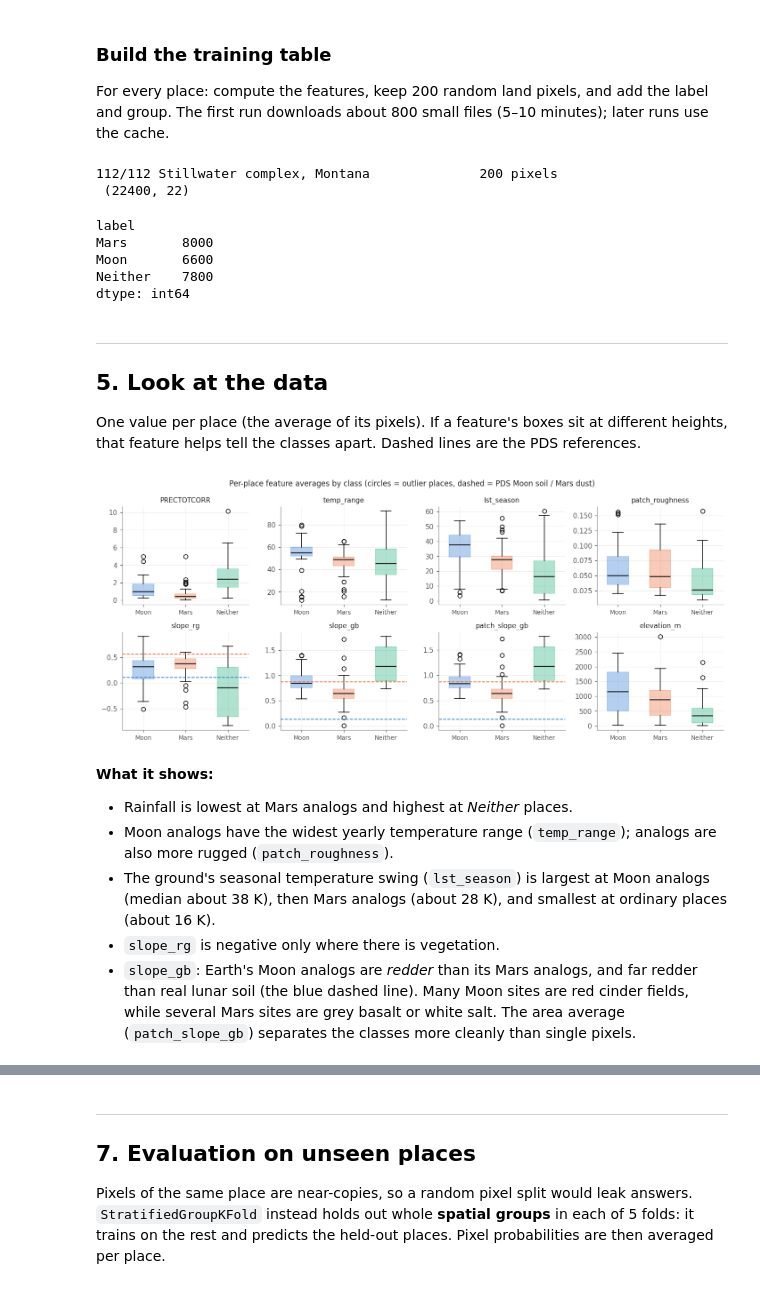
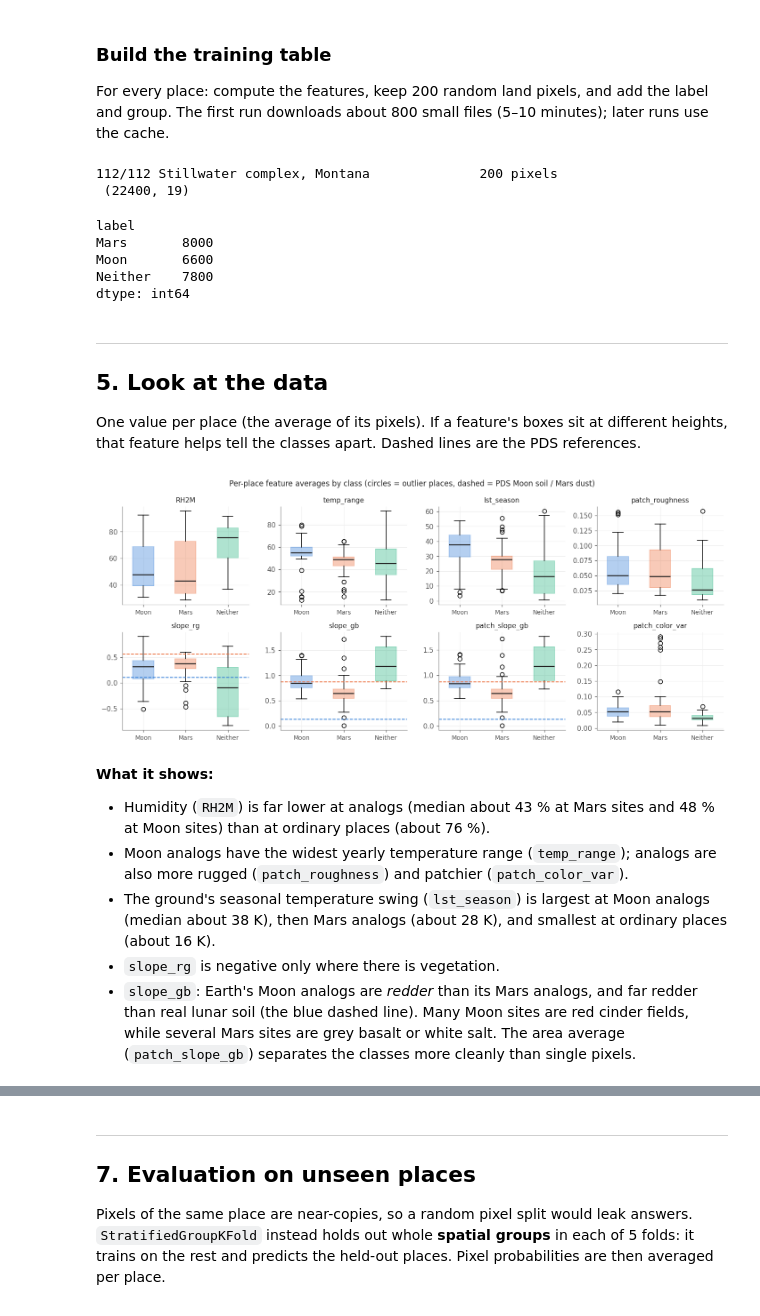
Before and after one commit to MakariousR/TerraX, a Jupyter notebook: model/main.ipynb, the cells around one changed output, grey strips where cells are left out. Drawn from its saved outputs; the diff is of its cells as text; code cells hidden in the pictures.

```diff
--- a/model/main.ipynb
+++ b/model/main.ipynb
@@ -109,7 +108,7 @@ LST_COLORMAP_URL = "https://gibs.earthdata.nasa.gov/colormaps/v1.3/MODIS_Land_Su
 MACROSTRAT = "https://macrostrat.org/api/v2/geologic_units/map"
 # %%
 
-POWER_PARAMS = ["T2M", "T2M_MAX", "T2M_MIN", "PRECTOTCORR", "RH2M", "ALLSKY_SFC_SW_DWN", "WS2M"]
+POWER_PARAMS = ["T2M", "T2M_MAX", "T2M_MIN", "RH2M", "ALLSKY_SFC_SW_DWN"]
 
 def _get(url, params=None, expect=None, tries=4):
     # GET with simple retry (APIs sometimes time out).
@@ -140,17 +139,14 @@ def gibs_patch(layer, lat, lon, half=PATCH_HALF_DEG, px=PATCH_PX, date=None):
     return np.asarray(Image.open(f).convert("RGBA"), dtype=np.float32) / 255.0
 
 def power_climate(lat, lon):
-    # Long-term annual climate averages from NASA POWER (+ elevation). Cached on disk.
+    # Long-term annual climate averages from NASA POWER. Cached on disk.
     f = CACHE / f"power_{lat:.3f}_{lon:.3f}.json"
     if not f.exists():
         r = _get(POWER, dict(parameters=",".join(POWER_PARAMS), community="AG",
                              latitude=lat, longitude=lon, format="JSON"), expect="application/json")
         f.write_text(r.text, encoding="utf-8")
-    d = json.loads(f.read_text(encoding="utf-8"))
-    p = d["properties"]["parameter"]
-    out = {k: (np.nan if p[k]["ANN"] == -999 else p[k]["ANN"]) for k in POWER_PARAMS}
-    out["elevation_m"] = d["geometry"]["coordinates"][2]
-    return out
+    p = json.loads(f.read_text(encoding="utf-8"))["properties"]["parameter"]
+    return {k: (np.nan if p[k]["ANN"] == -999 else p[k]["ANN"]) for k in POWER_PARAMS}
 # %% [markdown]
 ### Look at a few places
 Colour (top row) and terrain relief (bottom row) for two places per class.
@@ -382,11 +378,11 @@ def place_features(lat, lon):
     return df
 
 FEATURES = [
-    "b", "brightness", "slope_rg", "slope_gb",                                            # colour
-    "patch_roughness", "patch_color_var", "patch_slope_gb",                              # area context
-    "T2M", "temp_range", "PRECTOTCORR", "RH2M", "ALLSKY_SFC_SW_DWN", "WS2M", "elevation_m",  # climate
-    "lst_season",                                                                         # surface temperature
-    "rock",                                                                               # geology (categorical)
+    "b", "brightness", "slope_rg", "slope_gb",                     # colour
+    "patch_roughness", "patch_color_var", "patch_slope_gb",       # area context
+    "T2M", "temp_range", "RH2M", "ALLSKY_SFC_SW_DWN",             # climate
+    "lst_season",                                                  # surface temperature
+    "rock",                                                        # geology (categorical)
 ]
 # %% [markdown]
 ### Build the training table
@@ -407,7 +403,7 @@ print("\n", train.shape)
 train.groupby("label").size()
 # %% [output]
 112/112 Stillwater complex, Montana              200 pixels
- (22400, 22)
+ (22400, 19)
 label
 Mars       8000
 Moon       6600
@@ -420,29 +416,29 @@ One value per place (the average of its pixels). If a feature's boxes sit at dif
 # %%
 NUMERIC = [f for f in FEATURES if f != "rock"]
 site_means = train.groupby(["site", "label"])[NUMERIC].mean().reset_index()
-show_feats = ["PRECTOTCORR", "temp_range", "lst_season", "patch_roughness", "slope_rg", "slope_gb", "patch_slope_gb", "elevation_m"]
+show_feats = ["RH2M", "temp_range", "lst_season", "patch_roughness", "slope_rg", "slope_gb", "patch_slope_gb", "patch_color_var"]
 fig, axes = plt.subplots(2, 4, figsize=(13, 5.6))
 
 for ax, feat in zip(axes.ravel(), show_feats):
     data = [site_means.loc[site_means.label == c, feat].dropna() for c in CLASSES]   # boxplot can't handle NaN
     bp = ax.boxplot(data, widths=0.5, patch_artist=True, showfliers=True,
                     medianprops=dict(color="#222", linewidth=1.5))
     for patch, c in zip(bp["boxes"], CLASSES):
         patch.set_facecolor(COLORS[c]); patch.set_alpha(0.35); patch.set_edgecolor(COLORS[c])
     ax.set_xticks([1, 2, 3], CLASSES, fontsize=9); ax.set_title(feat, fontsize=10, color="#222")
     if feat in ("slope_rg", "slope_gb", "patch_slope_gb"):                     # PDS reference values as dashed lines
         j = 0 if feat == "slope_rg" else 1                    # patch_slope_gb uses the G/B reference
         ax.axhline(REF_SHAPE["moon_soil"][j], color=COLORS["Moon"], ls="--", lw=1.2)
         ax.axhline(REF_SHAPE["mars_dust"][j], color=COLORS["Mars"], ls="--", lw=1.2)
 
 fig.suptitle("Per-place feature averages by class (circles = outlier places, dashed = PDS Moon soil / Mars dust)", fontsize=11, color="#222")
 plt.tight_layout(); plt.show()
 # %% [output]
-[figure, old version]
+[figure, new version]
 # %% [markdown]
 **What it shows:**
-- Rainfall is lowest at Mars analogs and highest at *Neither* places.
-- Moon analogs have the widest yearly temperature range (`temp_range`); analogs are also more rugged (`patch_roughness`).
+- Humidity (`RH2M`) is far lower at analogs (median about 43 % at Mars sites and 48 % at Moon sites) than at ordinary places (about 76 %).
+- Moon analogs have the widest yearly temperature range (`temp_range`); analogs are also more rugged (`patch_roughness`) and patchier (`patch_color_var`).
 - The ground's seasonal temperature swing (`lst_season`) is largest at Moon analogs (median about 38 K), then Mars analogs (about 28 K), and smallest at ordinary places (about 16 K).
 - `slope_rg` is negative only where there is vegetation.
 - `slope_gb`: Earth's Moon analogs are *redder* than its Mars analogs, and far redder than real lunar soil (the blue dashed line). Many Moon sites are red cinder fields, while several Mars sites are grey basalt or white salt. The area average (`patch_slope_gb`) separates the classes more cleanly than single pixels.
```
Also changed, not shown: parts of 11 cells of this notebook, 2 other files.
